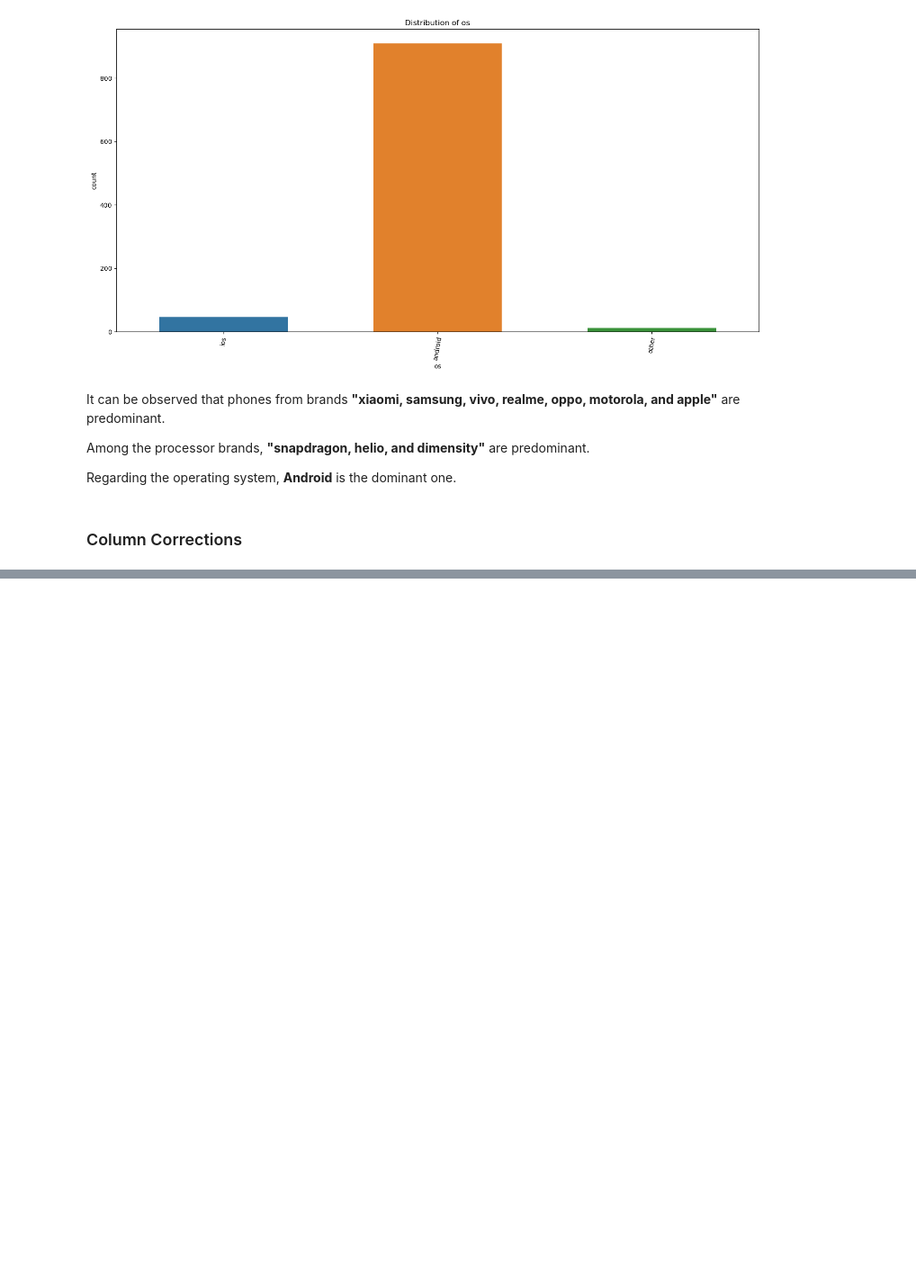
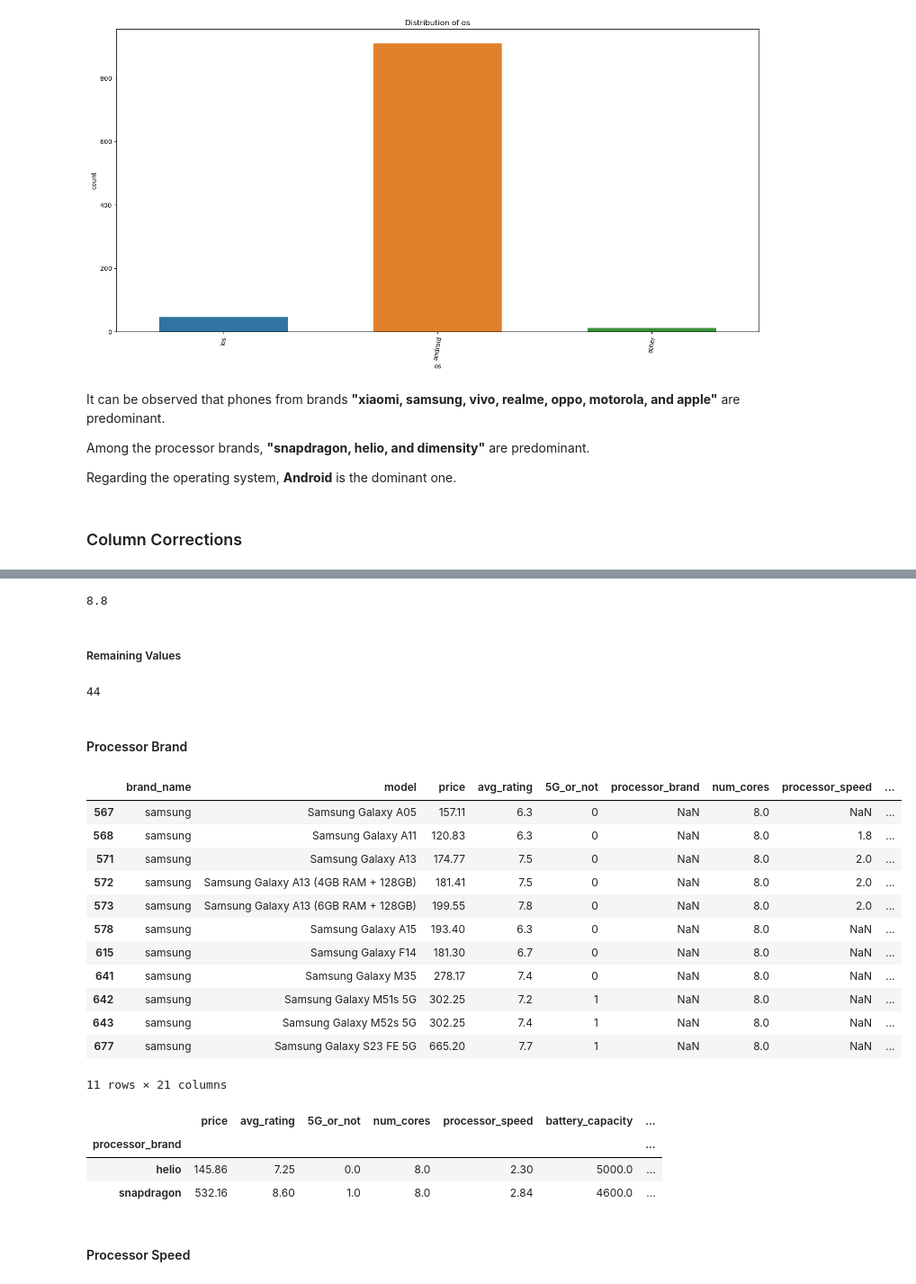
Before and after one commit to nicosurgen/FirstProyect, a Jupyter notebook: Data cleaning.ipynb, the cells around one changed output, grey strips where cells are left out. Shown at 90% size. Drawn from its saved outputs; the diff is of its cells as text; code cells hidden in the pictures; blank space fills up the shorter version.

```diff
--- a/Data cleaning.ipynb
+++ b/Data cleaning.ipynb
@@ -367,0 +587,2 @@ def replace_cat(data, cat, old, new):
+# %%
+smartphones.loc[(smartphones["avg_rating"].isnull()) & (smartphones["brand_name"]=="realme"),"avg_rating"] = 6.85
@@ -367,0 +610,4 @@ def replace_cat(data, cat, old, new):
+# %%
+smartphones.loc[(smartphones["avg_rating"].isnull()) & (smartphones["brand_name"]=="oppo")  & (smartphones["price"] <= 700),"avg_rating"] = 8.6
+smartphones.loc[(smartphones["avg_rating"].isnull()) & (smartphones["brand_name"]=="oppo")  & (smartphones["price"] > 700) & (smartphones["price"] < 1000),"avg_rating"] = 8.83
+smartphones.loc[(smartphones["avg_rating"].isnull()) & (smartphones["brand_name"]=="oppo")  & (smartphones["price"] >= 1000),"avg_rating"] = 8.7
@@ -367,0 +625,39 @@ def replace_cat(data, cat, old, new):
+# %%
+print(smartphones.loc[(smartphones["avg_rating"].isnull()==False) & (smartphones["brand_name"]=="motorola")  & (smartphones["num_cores"] == 8) & (smartphones["refresh_rate"]==144) & (smartphones["price"] > 500) & (smartphones["price"] < 800),"avg_rating"].mean())
+# %% [output]
+8.8
+# %%
+smartphones.loc[(smartphones["avg_rating"].isnull()) & (smartphones["brand_name"]=="motorola") ,"avg_rating"] = 8.8
+# %% [markdown]
+##### Remaining Values
+# %%
+smartphones["avg_rating"].isnull().sum()
+# %% [output]
+44
+# %%
+smartphones.dropna(subset=["avg_rating"], inplace=True)
+# %% [markdown]
+#### Processor Brand
+# %%
+smartphones.loc[(smartphones["processor_brand"].isnull()) & (smartphones["brand_name"] == "samsung"),]
+# %% [output]
+|  | brand_name | model | price | avg_rating | 5G_or_not | processor_brand | num_cores | processor_speed | ... |
+| 567 | samsung | Samsung Galaxy A05 | 157.11 | 6.3 | 0 | NaN | 8.0 | NaN | ... |
+| 568 | samsung | Samsung Galaxy A11 | 120.83 | 6.3 | 0 | NaN | 8.0 | 1.8 | ... |
+| 571 | samsung | Samsung Galaxy A13 | 174.77 | 7.5 | 0 | NaN | 8.0 | 2.0 | ... |
+| 572 | samsung | Samsung Galaxy A13 (4GB RAM + 128GB) | 181.41 | 7.5 | 0 | NaN | 8.0 | 2.0 | ... |
+| 573 | samsung | Samsung Galaxy A13 (6GB RAM + 128GB) | 199.55 | 7.8 | 0 | NaN | 8.0 | 2.0 | ... |
+| 578 | samsung | Samsung Galaxy A15 | 193.40 | 6.3 | 0 | NaN | 8.0 | NaN | ... |
+| 615 | samsung | Samsung Galaxy F14 | 181.30 | 6.7 | 0 | NaN | 8.0 | NaN | ... |
+| 641 | samsung | Samsung Galaxy M35 | 278.17 | 7.4 | 0 | NaN | 8.0 | NaN | ... |
+| 642 | samsung | Samsung Galaxy M51s 5G | 302.25 | 7.2 | 1 | NaN | 8.0 | NaN | ... |
+| 643 | samsung | Samsung Galaxy M52s 5G | 302.25 | 7.4 | 1 | NaN | 8.0 | NaN | ... |
+| 677 | samsung | Samsung Galaxy S23 FE 5G | 665.20 | 7.7 | 1 | NaN | 8.0 | NaN | ... |
+11 rows × 21 columns
+# %%
+smartphones.loc[(smartphones["processor_brand"].isnull()==False) & (smartphones["brand_name"] == "samsung") & ((smartphones["processor_brand"] == "helio")|(smartphones["processor_brand"] == "snapdragon")),].groupby("processor_brand").median()
+# %% [output]
+|  | price | avg_rating | 5G_or_not | num_cores | processor_speed | battery_capacity | ... |
+| processor_brand |  |  |  |  |  |  | ... |
+| helio | 145.86 | 7.25 | 0.0 | 8.0 | 2.30 | 5000.0 | ... |
+| snapdragon | 532.16 | 8.60 | 1.0 | 8.0 | 2.84 | 4600.0 | ... |
@@ -367,0 +669,2 @@ def replace_cat(data, cat, old, new):
+# %% [markdown]
+#### Processor Speed
```
Also changed, not shown: parts of 49 cells of this notebook.
